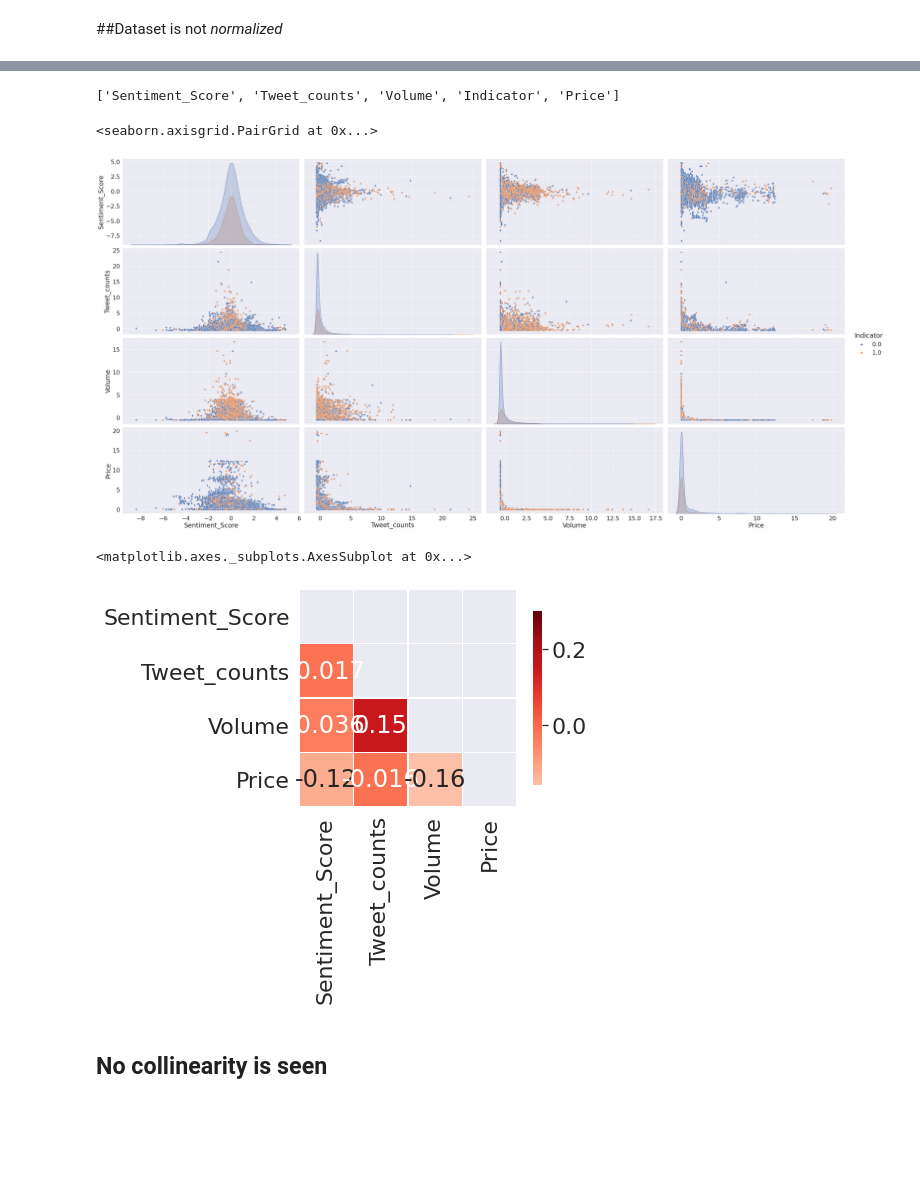
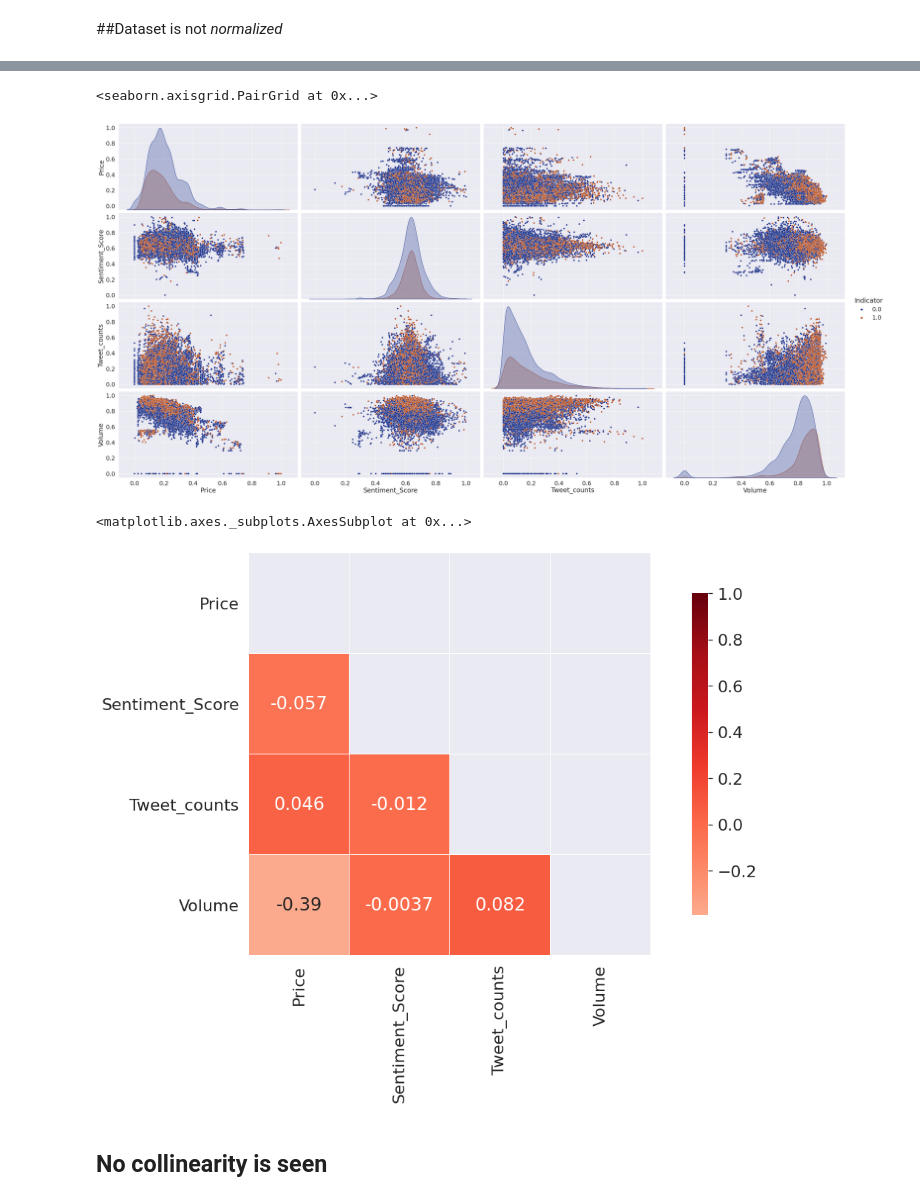
Before and after one commit to abhinavgairola/Anomaly_Detection_OTC_Market, a Jupyter notebook: Scripts/EDA_Machine_learning.ipynb, the cells around one changed output, grey strips where cells are left out. Drawn from its saved outputs; the diff is of its cells as text; code cells hidden in the pictures; blank space fills up the shorter version.

```diff
--- a/Scripts/EDA_Machine_learning.ipynb
+++ b/Scripts/EDA_Machine_learning.ipynb
@@ -193,4 +193,9 @@ columns
 df[columns]=df[columns].astype(float)
 # %%
 columns.remove('Indicator')
-columns.remove('Price')
+#columns.remove('Price')
+#columns.remove('Volume')
+# %%
+df['Price'] = list(df.Price.add(1*10**-4).apply(lambda x: math.log10(x) ).values)# Natural log
+df['Volume'] = list(df.Volume.add(1*10**-4).apply(lambda x: math.log10(x) ).values)# Natural log
+df['Tweet_counts'] = list(df.Tweet_counts.apply(lambda x: math.log10(x) ).values)# Natural log
@@ -200,8 +209,10 @@ columns.remove('Price')
 from sklearn import preprocessing
 print(columns)
 x = df[columns].values
+Minmax_scaler = preprocessing.MinMaxScaler()# scale to 0 and 1
 Standard_scaler = preprocessing.StandardScaler()
-x_scaled = Standard_scaler.fit_transform(x)
+x_scaled = Minmax_scaler.fit_transform(x)
+#x_scaled_transform = Standard_scaler.fit_transform(x_scaled)
 df_new = pd.DataFrame(x_scaled)
 df_new.columns = columns
 # %% [output]
@@ -209,5 +220,5 @@ df_new.columns = columns
 # %%
 df_new['Indicator'] = list(df.Indicator.values)
-df_new['Price'] = list(df.Price.apply(lambda x: math.log1p(x) ).values)
+
 df_new['Tickers'] = list(df.Ticker_name.values)
 df_new = df_new.set_index(df.index)
@@ -234,20 +231,17 @@ columns.remove('Tickers')
-# %%
-columns
-# %% [output]
-['Sentiment_Score', 'Tweet_counts', 'Volume', 'Indicator', 'Price']
 # %%
 sns.set(font_scale = 2)
 sns.pairplot(df_new[columns], hue='Indicator',height=5,
-    aspect=2)
+    aspect=2,palette='dark')
 # %% [output]
 <seaborn.axisgrid.PairGrid at 0x...>
-[figure, old version]
+[figure, new version]
 # %%
 corr = df_new.drop('Indicator',axis=1).corr(method='pearson')
 mask = np.triu(np.ones_like(corr, dtype=bool))
 cmap = sns.diverging_palette(230, 20, as_cmap=True)
-sns.heatmap(corr, mask=mask, cmap='Reds', vmax=.3, center=0,
-            square=True, linewidths=.5, cbar_kws={"shrink": .8}, annot=True)
+plt.figure(figsize = (20,10))
+sns.heatmap(corr, mask=mask, cmap='Reds', vmax=1, center=0,
+            square=True, linewidths=.5, cbar_kws={"shrink": .8}, annot=True,)
 # %% [output]
 <matplotlib.axes._subplots.AxesSubplot at 0x...>
-[figure, old version]
+[figure, new version]
```
Also changed, not shown: parts of 33 cells of this notebook.
